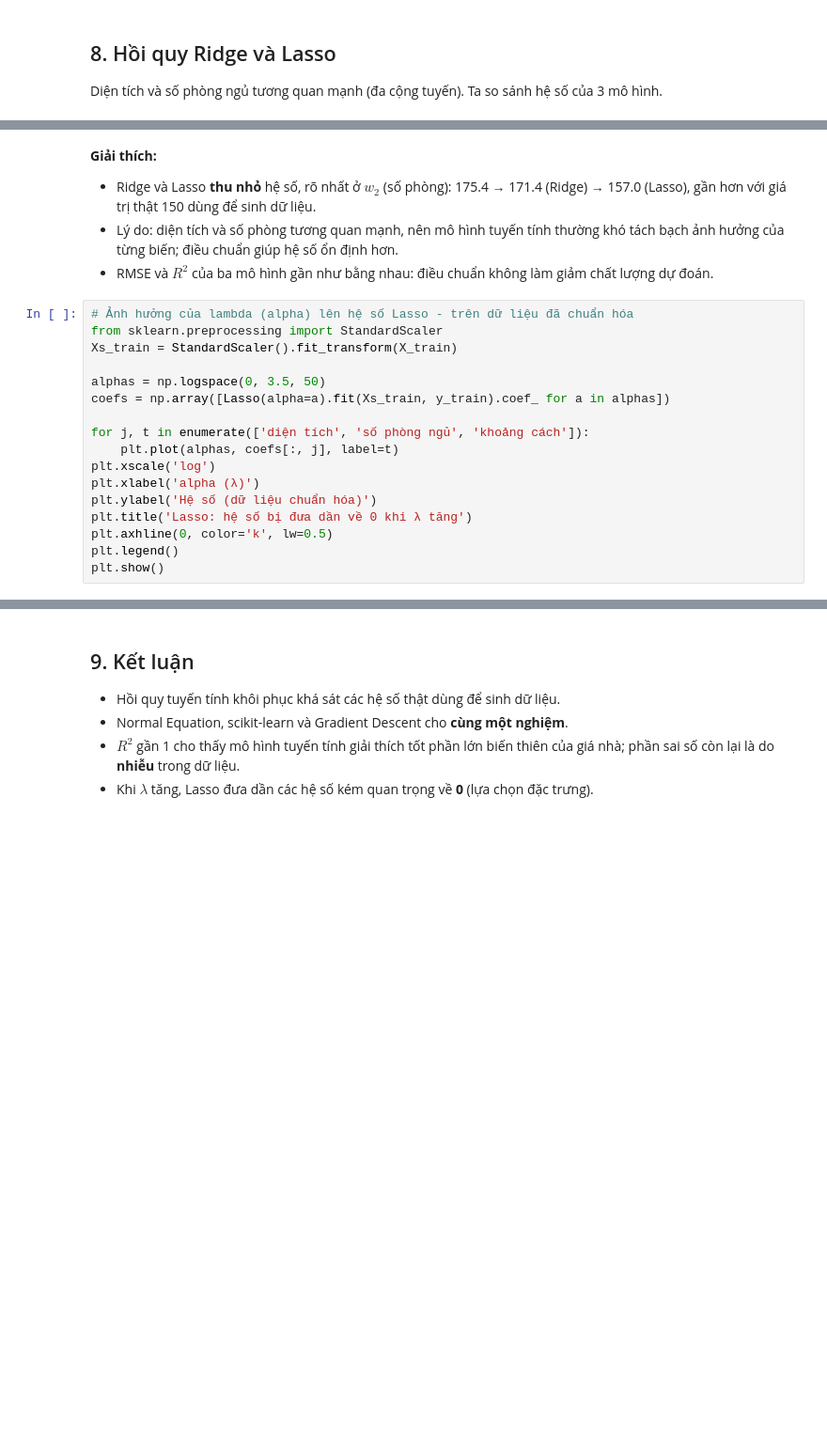
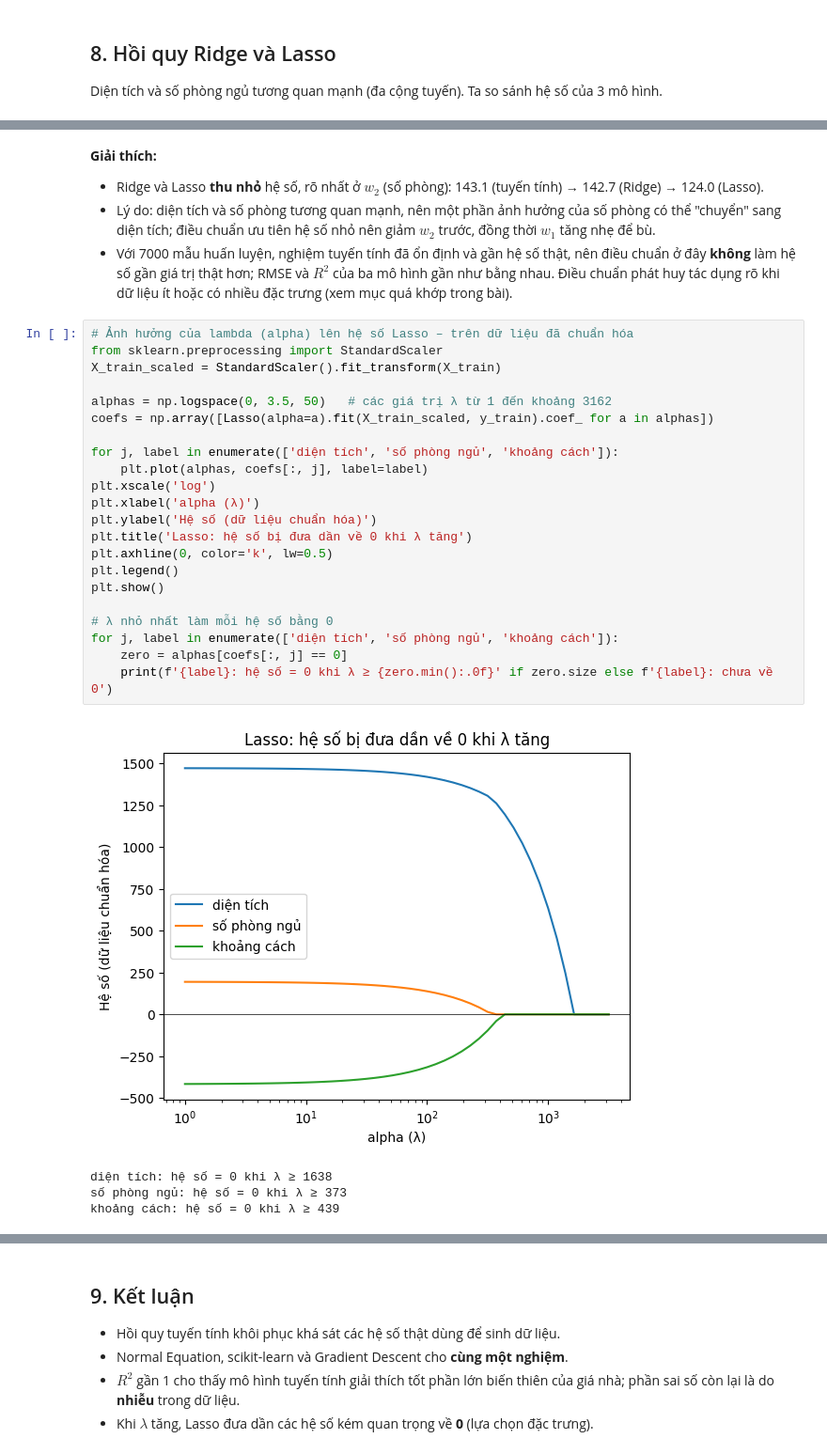
Before and after one commit to ntanh80/machine-learning, a Jupyter notebook: Bai 03/codes/05_house_price_regression.ipynb, the cells around one changed output, grey strips where cells are left out. Shown at 94% size. Saved outputs shown, nothing was run; the diff lists cells and outputs as text; blank space fills up the shorter version.

```diff
--- a/Bai 03/codes/05_hoiquy.ipynb
+++ b/Bai 03/codes/05_house_price_regression.ipynb
@@ -295,26 +319,36 @@ for ten, m in [('Tuyến tính', model), ('Ridge', ridge), ('Lasso', lasso)]:
 # %% [markdown]
 **Giải thích:**
 
-- Ridge và Lasso **thu nhỏ** hệ số, rõ nhất ở $w_2$ (số phòng): 175.4 → 171.4 (Ridge) → 157.0 (Lasso), gần hơn với giá trị thật 150 dùng để sinh dữ liệu.
-- Lý do: diện tích và số phòng tương quan mạnh, nên mô hình tuyến tính thường khó tách bạch ảnh hưởng của từng biến; điều chuẩn giúp hệ số ổn định hơn.
-- RMSE và $R^2$ của ba mô hình gần như bằng nhau: điều chuẩn không làm giảm chất lượng dự đoán.
+- Ridge và Lasso **thu nhỏ** hệ số, rõ nhất ở $w_2$ (số phòng): 143.1 (tuyến tính) → 142.7 (Ridge) → 124.0 (Lasso).
+- Lý do: diện tích và số phòng tương quan mạnh, nên một phần ảnh hưởng của số phòng có thể "chuyển" sang diện tích; điều chuẩn ưu tiên hệ số nhỏ nên giảm $w_2$ trước, đồng thời $w_1$ tăng nhẹ để bù.
+- Với 7000 mẫu huấn luyện, nghiệm tuyến tính đã ổn định và gần hệ số thật, nên điều chuẩn ở đây **không** làm hệ số gần giá trị thật hơn; RMSE và $R^2$ của ba mô hình gần như bằng nhau. Điều chuẩn phát huy tác dụng rõ khi dữ liệu ít hoặc có nhiều đặc trưng (xem mục quá khớp trong bài).
 # %%
-# Ảnh hưởng của lambda (alpha) lên hệ số Lasso - trên dữ liệu đã chuẩn hóa
+# Ảnh hưởng của lambda (alpha) lên hệ số Lasso – trên dữ liệu đã chuẩn hóa
 from sklearn.preprocessing import StandardScaler
-Xs_train = StandardScaler().fit_transform(X_train)
+X_train_scaled = StandardScaler().fit_transform(X_train)
 
-alphas = np.logspace(0, 3.5, 50)
-coefs = np.array([Lasso(alpha=a).fit(Xs_train, y_train).coef_ for a in alphas])
+alphas = np.logspace(0, 3.5, 50)   # các giá trị λ từ 1 đến khoảng 3162
+coefs = np.array([Lasso(alpha=a).fit(X_train_scaled, y_train).coef_ for a in alphas])
 
-for j, t in enumerate(['diện tích', 'số phòng ngủ', 'khoảng cách']):
-    plt.plot(alphas, coefs[:, j], label=t)
+for j, label in enumerate(['diện tích', 'số phòng ngủ', 'khoảng cách']):
+    plt.plot(alphas, coefs[:, j], label=label)
 plt.xscale('log')
 plt.xlabel('alpha (λ)')
 plt.ylabel('Hệ số (dữ liệu chuẩn hóa)')
 plt.title('Lasso: hệ số bị đưa dần về 0 khi λ tăng')
 plt.axhline(0, color='k', lw=0.5)
 plt.legend()
 plt.show()
+
+# λ nhỏ nhất làm mỗi hệ số bằng 0
+for j, label in enumerate(['diện tích', 'số phòng ngủ', 'khoảng cách']):
+    zero = alphas[coefs[:, j] == 0]
+    print(f'{label}: hệ số = 0 khi λ ≥ {zero.min():.0f}' if zero.size else f'{label}: chưa về 0')
+# %% [output]
+[figure, added]
+diện tích: hệ số = 0 khi λ ≥ 1638
+số phòng ngủ: hệ số = 0 khi λ ≥ 373
+khoảng cách: hệ số = 0 khi λ ≥ 439
 # %% [markdown]
 **Giải thích:** dữ liệu được chuẩn hóa để so sánh công bằng hệ số giữa các đặc trưng.
 
```
Also changed, not shown: parts of 16 cells of this notebook, 18 other files.
